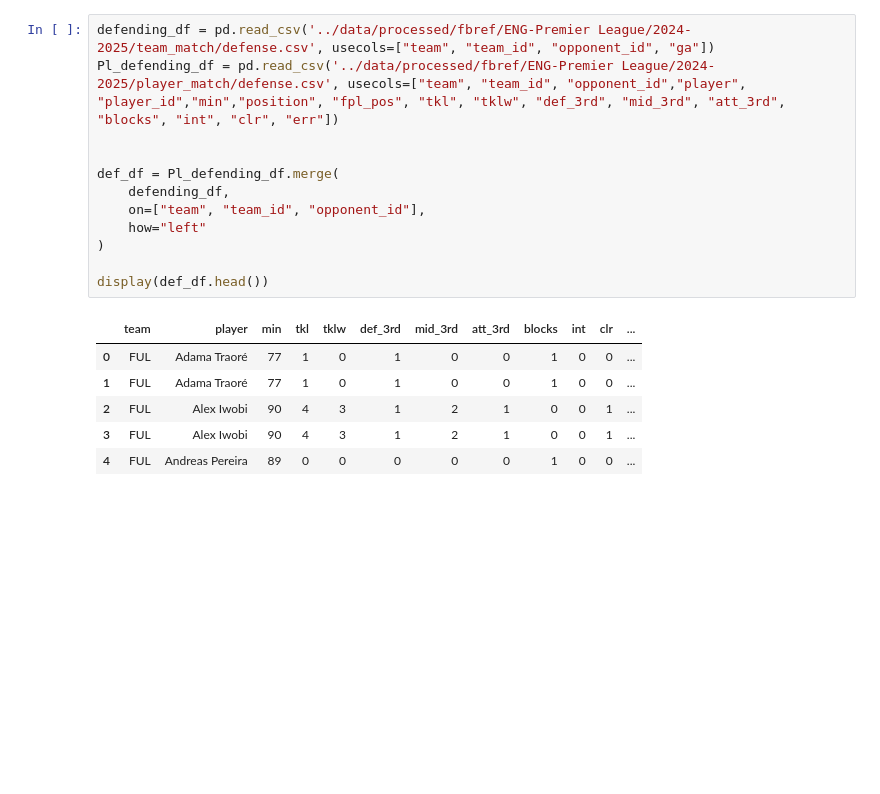
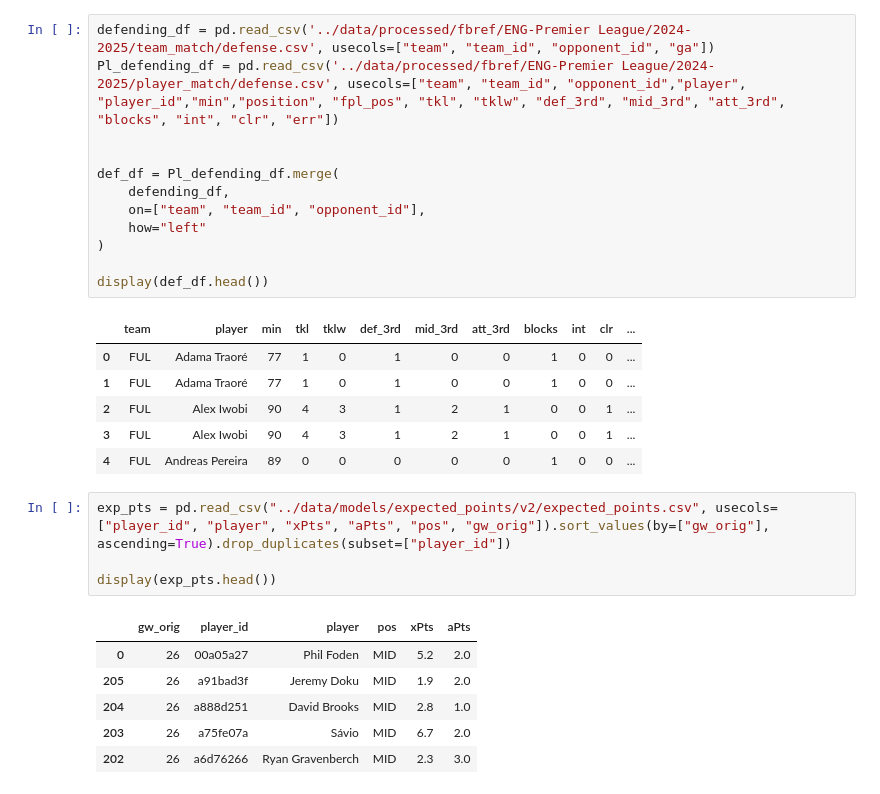
Before and after one commit to Ukandu20/FPL_Assistant, a Jupyter notebook: notebooks/analysis.ipynb, the cells around one changed output. Drawn from its saved outputs; the diff is of its cells as text; blank space fills up the shorter version.

```diff
--- a/notebooks/analysis.ipynb
+++ b/notebooks/analysis.ipynb
@@ -407,3 +407,14 @@ display(def_df.head())
 | 2 | FUL | Alex Iwobi | 90 | 4 | 3 | 1 | 2 | 1 | 0 | 0 | 1 | ... |
 | 3 | FUL | Alex Iwobi | 90 | 4 | 3 | 1 | 2 | 1 | 0 | 0 | 1 | ... |
 | 4 | FUL | Andreas Pereira | 89 | 0 | 0 | 0 | 0 | 0 | 1 | 0 | 0 | ... |
+# %%
+exp_pts = pd.read_csv("../data/models/expected_points/v2/expected_points.csv", usecols=["player_id", "player", "xPts", "aPts", "pos", "gw_orig"]).sort_values(by=["gw_orig"], ascending=True).drop_duplicates(subset=["player_id"])
+
+display(exp_pts.head())
+# %% [output]
+|  | gw_orig | player_id | player | pos | xPts | aPts |
+| 0 | 26 | 00a05a27 | Phil Foden | MID | 5.2 | 2.0 |
+| 205 | 26 | a91bad3f | Jeremy Doku | MID | 1.9 | 2.0 |
+| 204 | 26 | a888d251 | David Brooks | MID | 2.8 | 1.0 |
+| 203 | 26 | a75fe07a | Sávio | MID | 6.7 | 2.0 |
+| 202 | 26 | a6d76266 | Ryan Gravenberch | MID | 2.3 | 3.0 |
```
Also changed, not shown: parts of 1 cell of this notebook.
